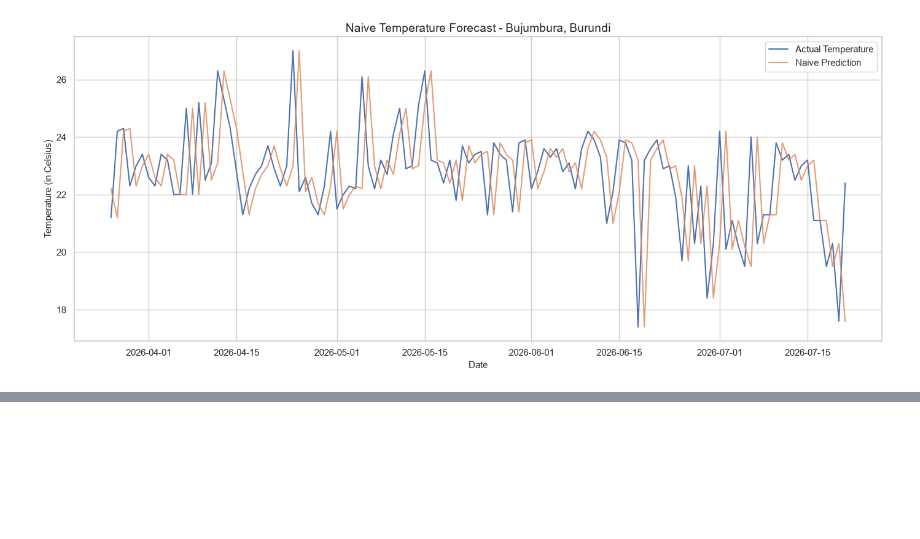
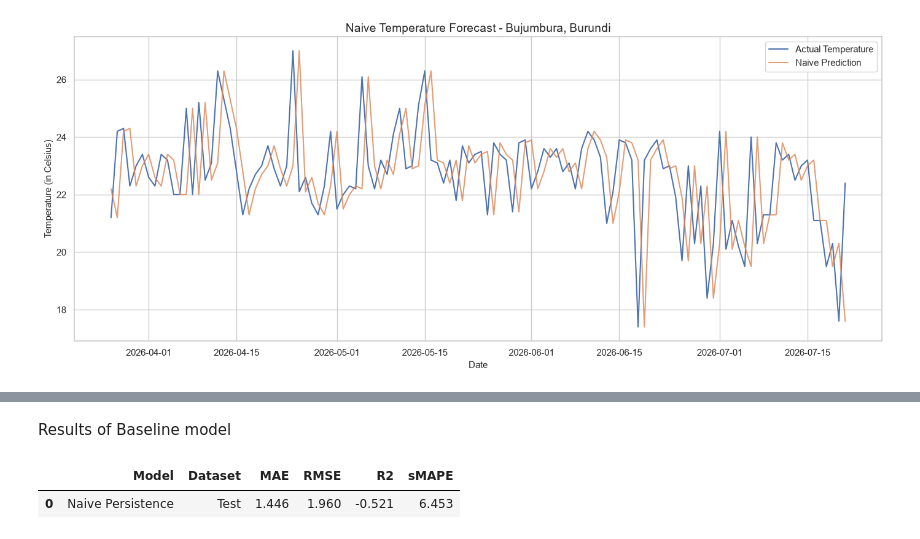
Before and after one commit to rajaraman04/Weather-Forecasting, a Jupyter notebook: weather_trend_forecasting.ipynb, the cells around one changed output, grey strips where cells are left out. Cells and saved outputs as stored; diff of their text form; code cells hidden in the pictures; blank space fills up the shorter version.

```diff
--- a/weather_trend_forecasting.ipynb
+++ b/weather_trend_forecasting.ipynb
@@ -2172,0 +2186,8 @@ plt.show()
+# %% [markdown]
+Results of Baseline model
+# %%
+model_results=pd.DataFrame([naive_test_results])
+display(model_results.round(3))
+# %% [output]
+|  | Model | Dataset | MAE | RMSE | R2 | sMAPE |
+| 0 | Naive Persistence | Test | 1.446 | 1.960 | -0.521 | 6.453 |
```
Also changed, not shown: parts of 4 cells of this notebook.
